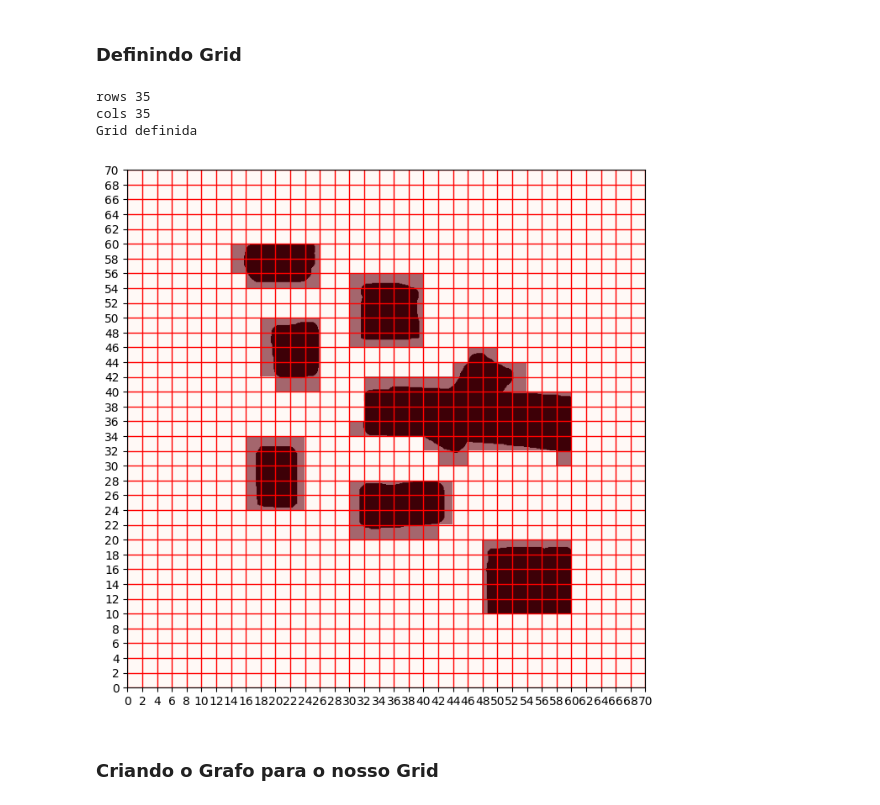
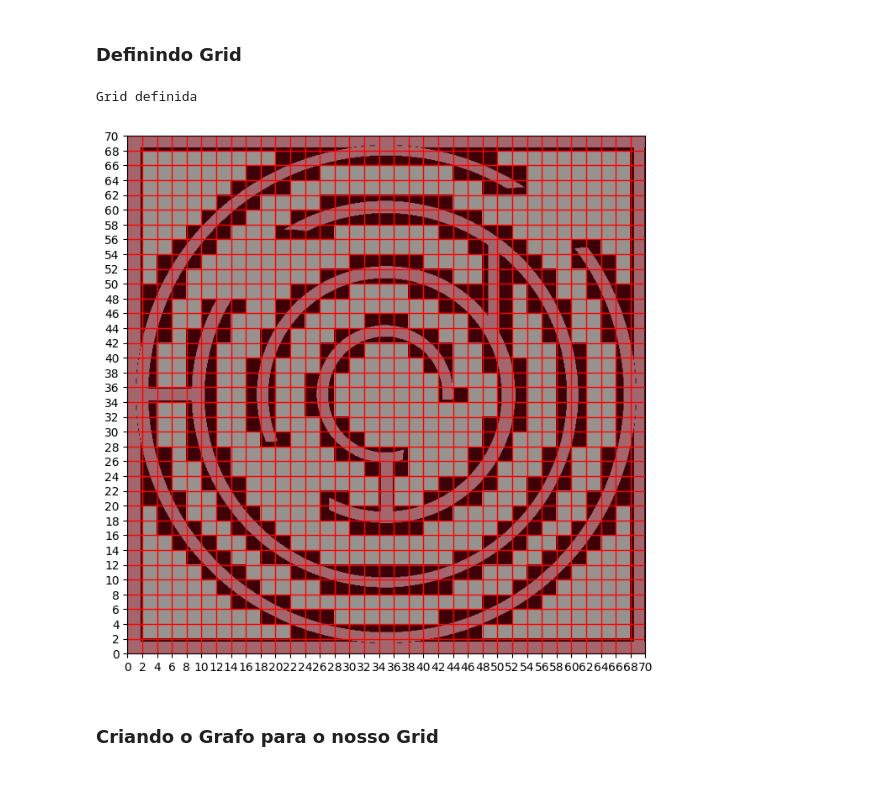
Before and after one commit to danielecassia/rm_tp2_EVE, a Jupyter notebook: api/roadmap.ipynb, the cells around one changed output. Saved outputs shown, nothing was run; the diff lists cells and outputs as text; code cells hidden in the pictures.

Commit message:
Compatible image

```diff
--- a/api/roadmap.ipynb
+++ b/api/roadmap.ipynb
@@ -33,11 +33,19 @@ cell_size = 2  # Tamanha da celula do grid (m)
 start_node = (8,7)
 end_node = (8,9)
 
+# Inv C
+figsize = (8,8)
+img = 1 - mpimg.imread('../img/invC.png')
+dims = [70,70] # Dimensoes do mapa (m)
+cell_size = 2  # Tamanha da celula do grid (m)
+start_node = (8,7)
+end_node = (8,9)
+
 # Definir range x e y para a conversao de mapa-cena
-gridXrange = (2,30) # para direita
-gridYrange = (2,30) # para baixo
-sceneXrange = (-20,20) # para direita
-sceneYrange = (20,-20) # para baixo
+gridXrange = (0,35) # para direita
+gridYrange = (0,35) # para baixo
+sceneXrange = (-10,10) # para direita
+sceneYrange = (10,-10) # para baixo
 
 # Apenas para garantir que só teremos esses dois valores
 threshold = 0.5
@@ -62,7 +70,7 @@ Imagem carregada
 map_dims = np.array(dims)
 
 # Escala Pixel/Metro
-sy, sx = img.shape / map_dims
+sy, sx = img.shape[:2] / map_dims
 
 rows, cols = (map_dims / cell_size).astype(int)
 grid = np.zeros((rows, cols))
@@ -73,36 +81,34 @@ for r in range(rows):
     for c in range(cols):
 
         xi = int(c*cell_size*sx)
         xf = int(xi + cell_size*sx)
 
         yi = int(r*cell_size*sy)
         yf = int(yi + cell_size*sy)
 
         grid[r, c] = np.sum(img[yi:yf,xi:xf])
 
 # Binarizando as células como Ocupadas (1) ou Não-ocupadas (0)
 grid[grid > threshold] = 1
 grid[grid<= threshold] = 0
 
 if CREATE_PLOTS:
     fig = plt.figure(figsize=(8,8), dpi=100)
     ax = fig.add_subplot(111, aspect='equal')
 
     # Plotando Mapa e Células
     obj = ax.imshow(img, cmap='Greys', extent=(0, map_dims[1], 0, map_dims[0]), origin='upper')
     obj = ax.imshow(grid, cmap='Reds', extent=(0, map_dims[1], 0, map_dims[0]), alpha=.6)
 
     # Plotando as linhas do grid para facilitar a visualização
     ax.grid(which='major', axis='both', linestyle='-', color='r', linewidth=1)
     ax.set_xticks(np.arange(0, map_dims[1]+1, cell_size))
     ax.set_yticks(np.arange(0, map_dims[0]+1, cell_size))
 
 print("Grid definida")
 # %% [output]
-rows 35
-cols 35
 Grid definida
-[figure, old version]
+[figure, new version]
 # %% [markdown]
 ### Criando o Grafo para o nosso Grid
 # %%
```
Also changed, not shown: parts of 3 cells of this notebook.
